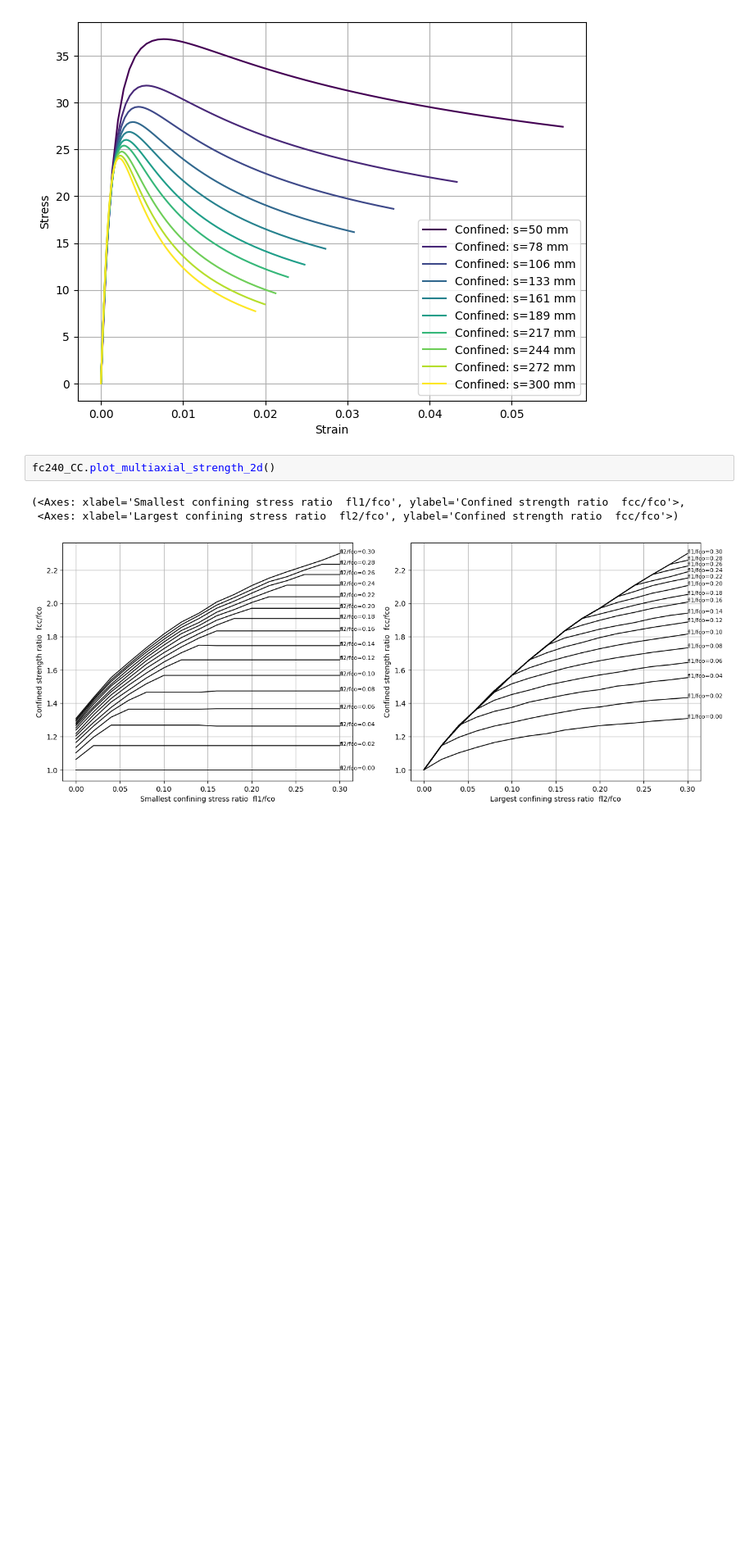
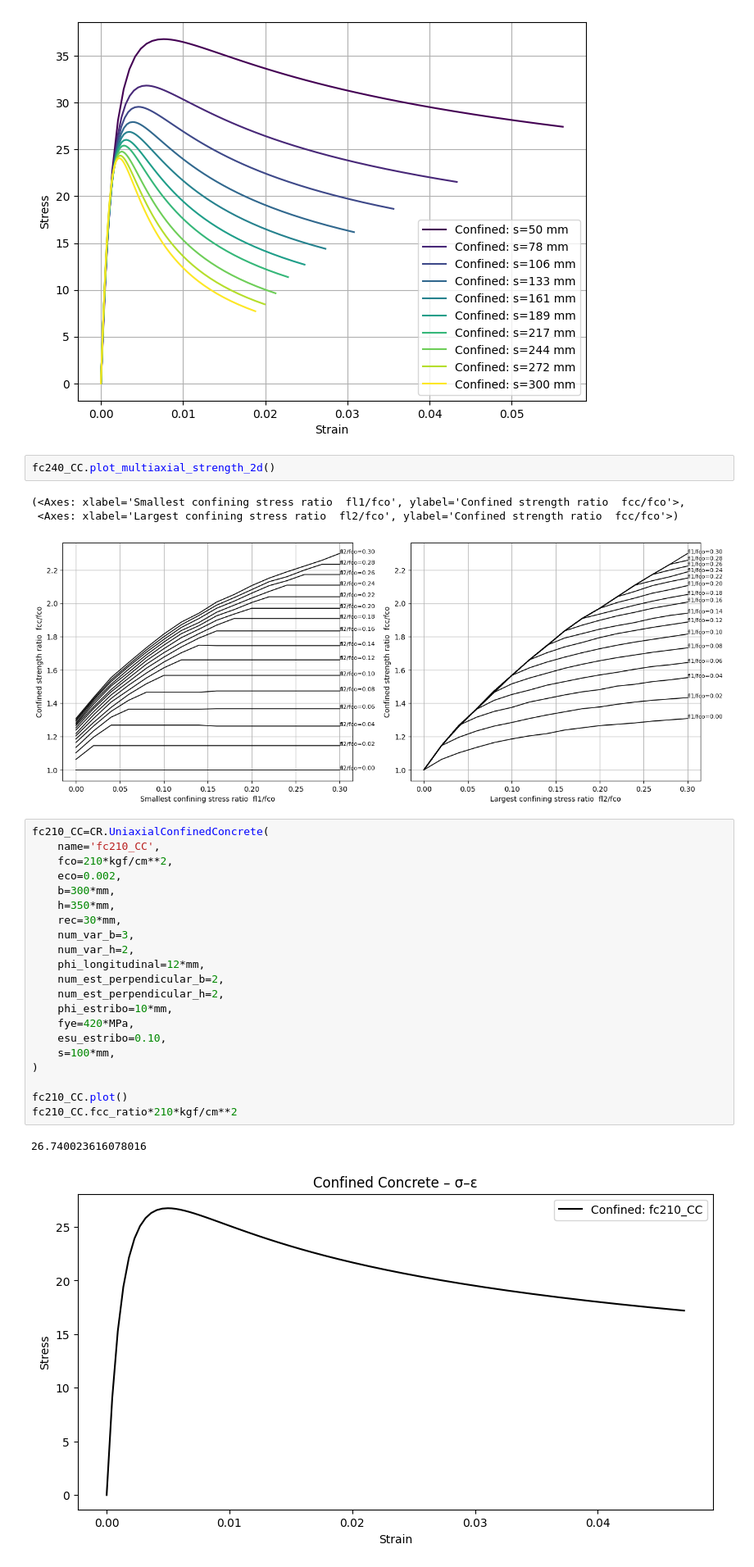
Before and after one commit to nmorabowen/ConstitutiveRelationships, a Jupyter notebook: ConstitutiveRelationships/Ejemplos/libraryExample.ipynb, the cells around one changed output. Shown at 82% size. Cells and saved outputs as stored; diff of their text form; blank space fills up the shorter version.

```diff
--- a/ConstitutiveRelationships/Ejemplos/libraryExample.ipynb
+++ b/ConstitutiveRelationships/Ejemplos/libraryExample.ipynb
@@ -117,3 +127,27 @@ fc240_CC.plot_multiaxial_strength_2d()
 (<Axes: xlabel='Smallest confining stress ratio  fl1/fco', ylabel='Confined strength ratio  fcc/fco'>,
  <Axes: xlabel='Largest confining stress ratio  fl2/fco', ylabel='Confined strength ratio  fcc/fco'>)
 [figure]
+# %%
+fc210_CC=CR.UniaxialConfinedConcrete(
+    name='fc210_CC',
+    fco=210*kgf/cm**2,
+    eco=0.002,
+    b=300*mm,
+    h=350*mm,
+    rec=30*mm,
+    num_var_b=3,
+    num_var_h=2,
+    phi_longitudinal=12*mm,
+    num_est_perpendicular_b=2,
+    num_est_perpendicular_h=2,
+    phi_estribo=10*mm,
+    fye=420*MPa,
+    esu_estribo=0.10,
+    s=100*mm,
+)
+
+fc210_CC.plot()
+fc210_CC.fcc_ratio*210*kgf/cm**2
+# %% [output]
+26.740023616078016
+[figure, added]
```
Also changed, not shown: parts of 1 cell of this notebook.
